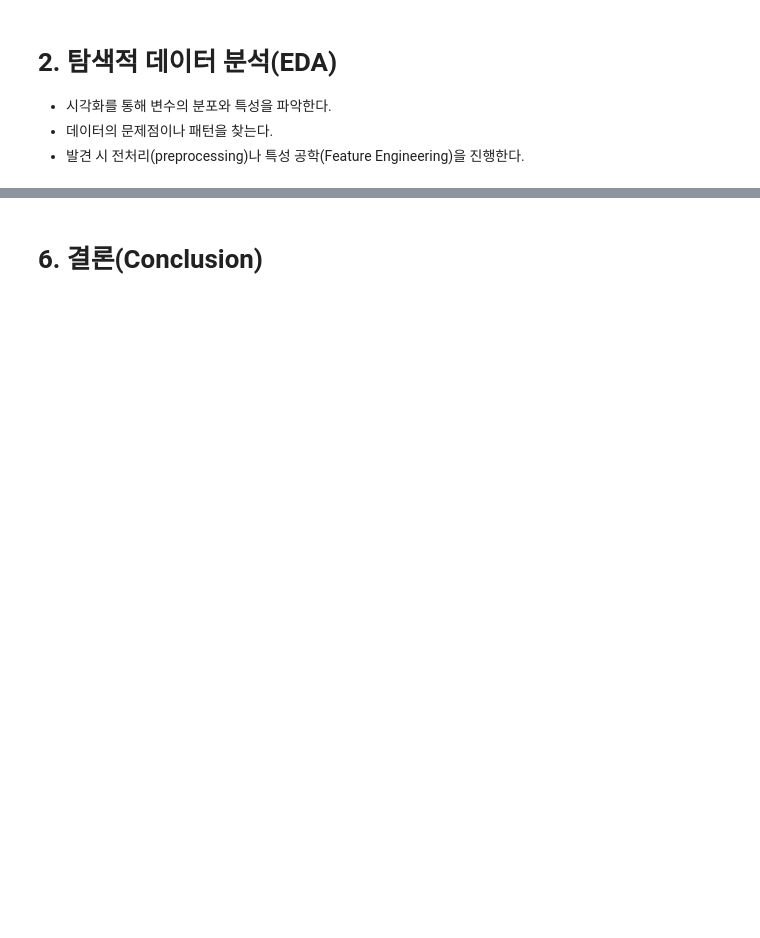
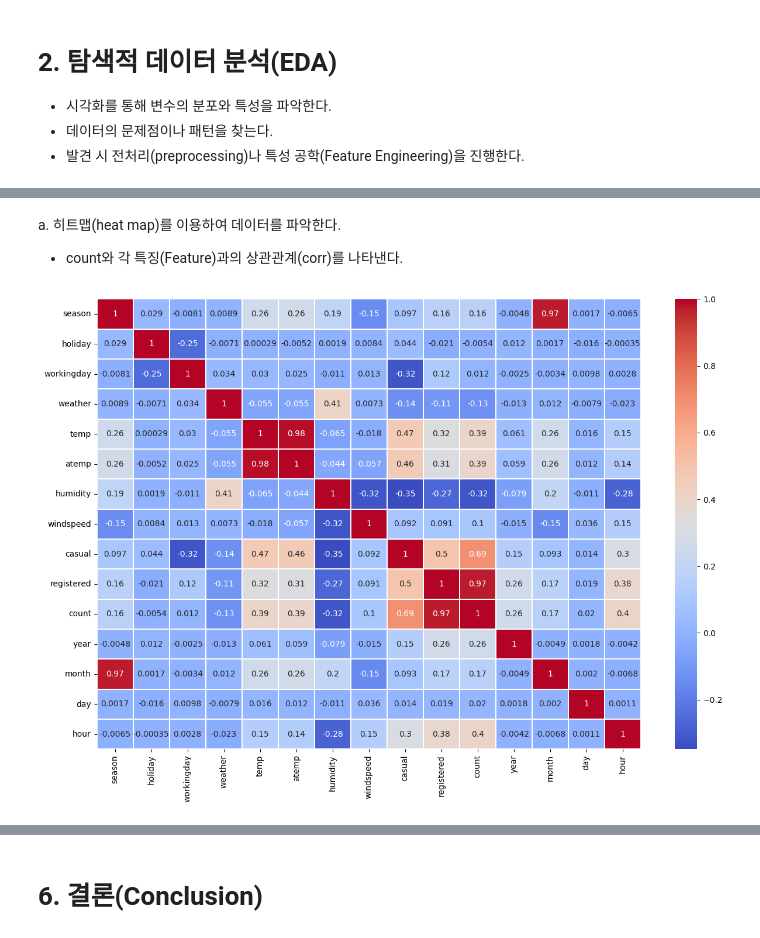
Before and after one commit to Gansaw/Machine_Learning, a Jupyter notebook: Kaggle/ML3 - Bike Sharing Demand/최호진 - Bike Sharing Demand.ipynb, the cells around one changed output, grey strips where cells are left out. Saved outputs shown, nothing was run; the diff lists cells and outputs as text; code cells hidden in the pictures; blank space fills up the shorter version.

```diff
--- a/Kaggle/ML3 - Bike Sharing Demand/최호진 - Bike Sharing Demand.ipynb
+++ b/Kaggle/ML3 - Bike Sharing Demand/최호진 - Bike Sharing Demand.ipynb
@@ -371,9 +162,0 @@ a. SalePrice 정규화(scaling)
-# %%
-train["SalePrice"] = np.log1p(train["SalePrice"])
-sns.kdeplot(train["SalePrice"])
-plt.xlabel("SalePrice")
-plt.ylabel("Density")
-plt.title("Density of SalePrice")
-plt.show()
-
-SalePrice_scaled = train["SalePrice"]
@@ -737,0 +179,8 @@ result.head()
+# %%
+train["datetime"] = pd.to_datetime(train["datetime"])
+train["year"] = train["datetime"].dt.year
+train["month"] = train["datetime"].dt.month
+train["day"] = train["datetime"].dt.day
+train["hour"] = train["datetime"].dt.hour
+
+train.head()
@@ -737,0 +240,13 @@ result.head()
+# %% [markdown]
+a. 히트맵(heat map)를 이용하여 데이터를 파악한다.
+
+  + count와 각 특징(Feature)과의 상관관계(corr)를 나타낸다.
+# %%
+sns.heatmap(train.corr(), annot=True, cmap="coolwarm", linewidths=0.1, annot_kws={"size":10})
+fig = plt.gcf()
+fig.set_size_inches(15,10)
+plt.xticks()
+plt.yticks()
+plt.show()
+# %% [output]
+[figure, added]
```
Also changed, not shown: parts of 103 cells of this notebook, 2 other files.
